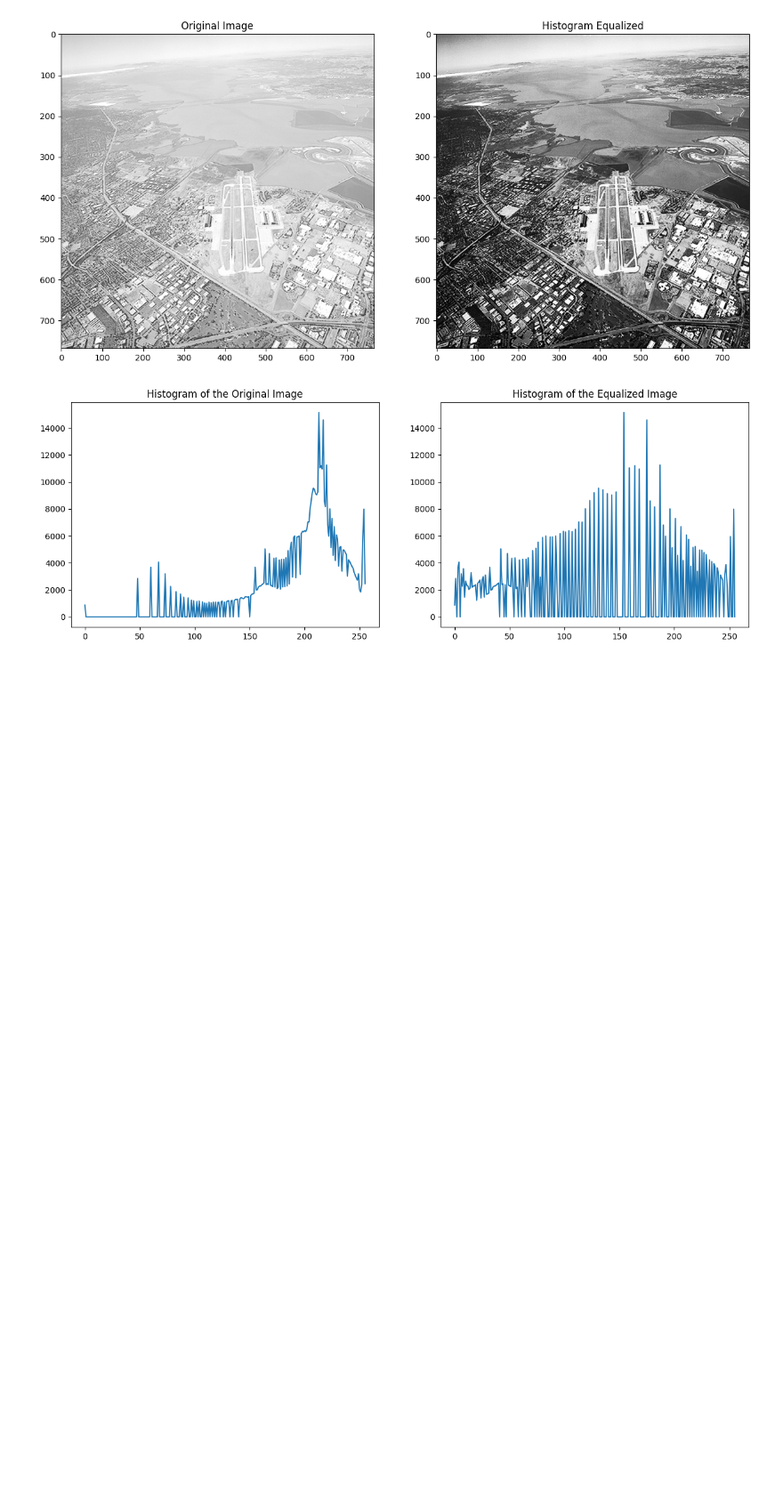
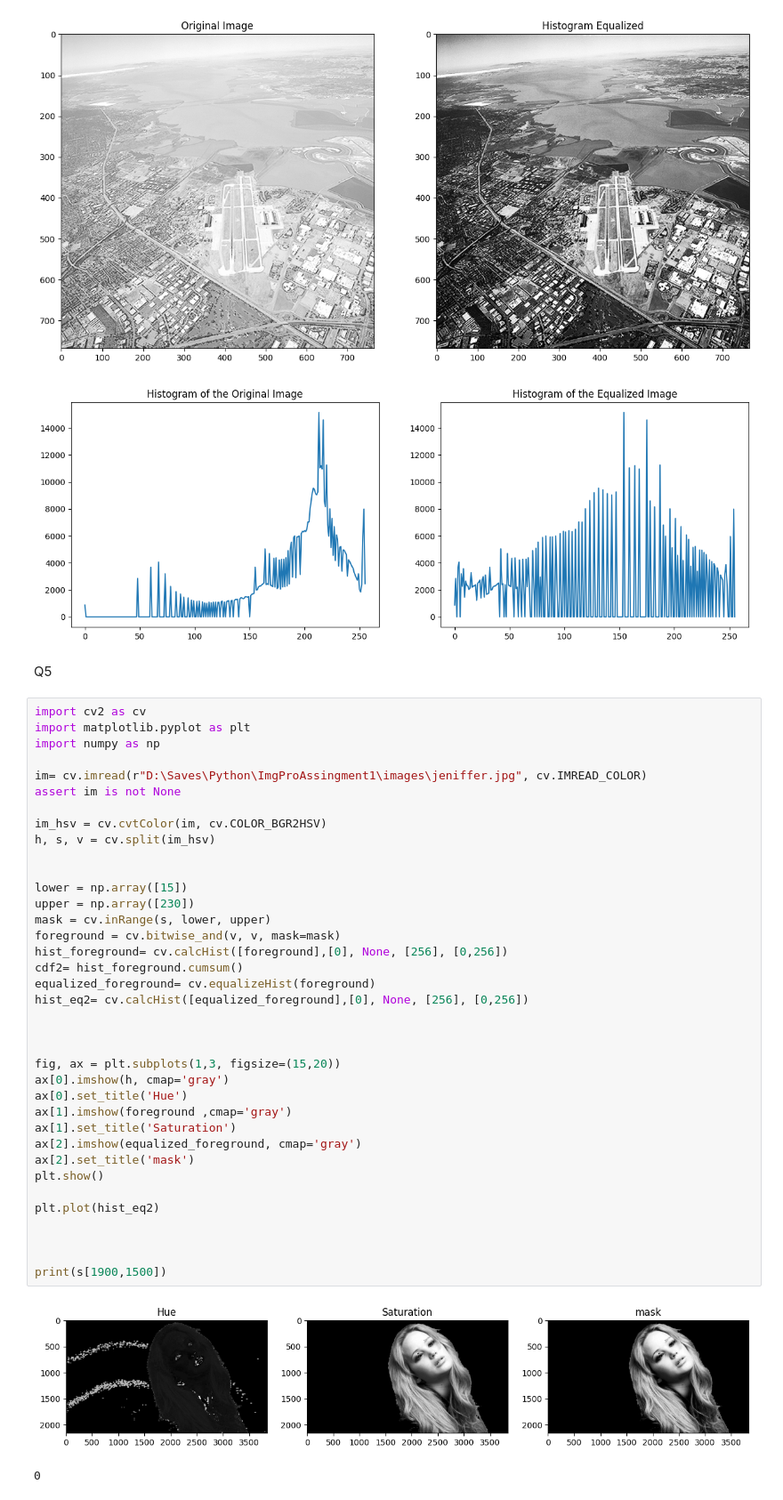
Before and after one commit to SathyaYapa/ImgProAssingment1, a Jupyter notebook: JupyterTester.ipynb, the cells around one changed output. Shown at 89% size. Cells and saved outputs as stored; diff of their text form; blank space fills up the shorter version.

```diff
--- a/JupyterTester.ipynb
+++ b/JupyterTester.ipynb
@@ -133,3 +132,45 @@ plt.show()
 # %% [output]
 [figure]
 [figure]
+# %% [markdown]
+Q5
+# %%
+import cv2 as cv
+import matplotlib.pyplot as plt
+import numpy as np
+
+im= cv.imread(r"D:\Saves\Python\ImgProAssingment1\images\jeniffer.jpg", cv.IMREAD_COLOR)
+assert im is not None
+
+im_hsv = cv.cvtColor(im, cv.COLOR_BGR2HSV)
+h, s, v = cv.split(im_hsv)
+
+
+lower = np.array([15])
+upper = np.array([230])
+mask = cv.inRange(s, lower, upper)
+foreground = cv.bitwise_and(v, v, mask=mask)
+hist_foreground= cv.calcHist([foreground],[0], None, [256], [0,256])
+cdf2= hist_foreground.cumsum()
+equalized_foreground= cv.equalizeHist(foreground)
+hist_eq2= cv.calcHist([equalized_foreground],[0], None, [256], [0,256])
+
+
+
+fig, ax = plt.subplots(1,3, figsize=(15,20))
+ax[0].imshow(h, cmap='gray')
+ax[0].set_title('Hue')
+ax[1].imshow(foreground ,cmap='gray')
+ax[1].set_title('Saturation')
+ax[2].imshow(equalized_foreground, cmap='gray')
+ax[2].set_title('mask')
+plt.show()
+
+plt.plot(hist_eq2)
+
+
+
+print(s[1900,1500])
+# %% [output]
+[figure, added]
+0
```
Also changed, not shown: parts of 2 cells of this notebook, 1 other file.
